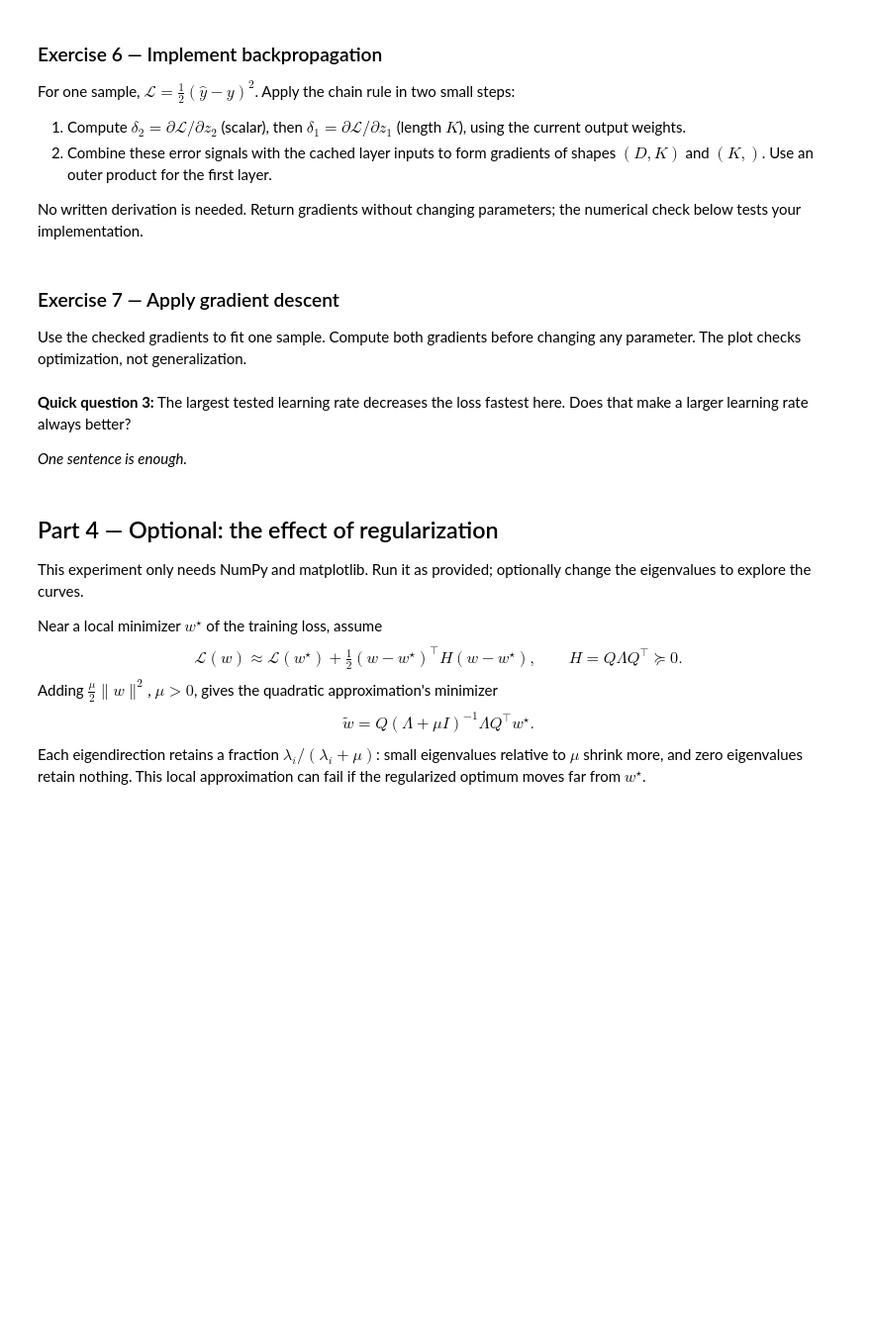
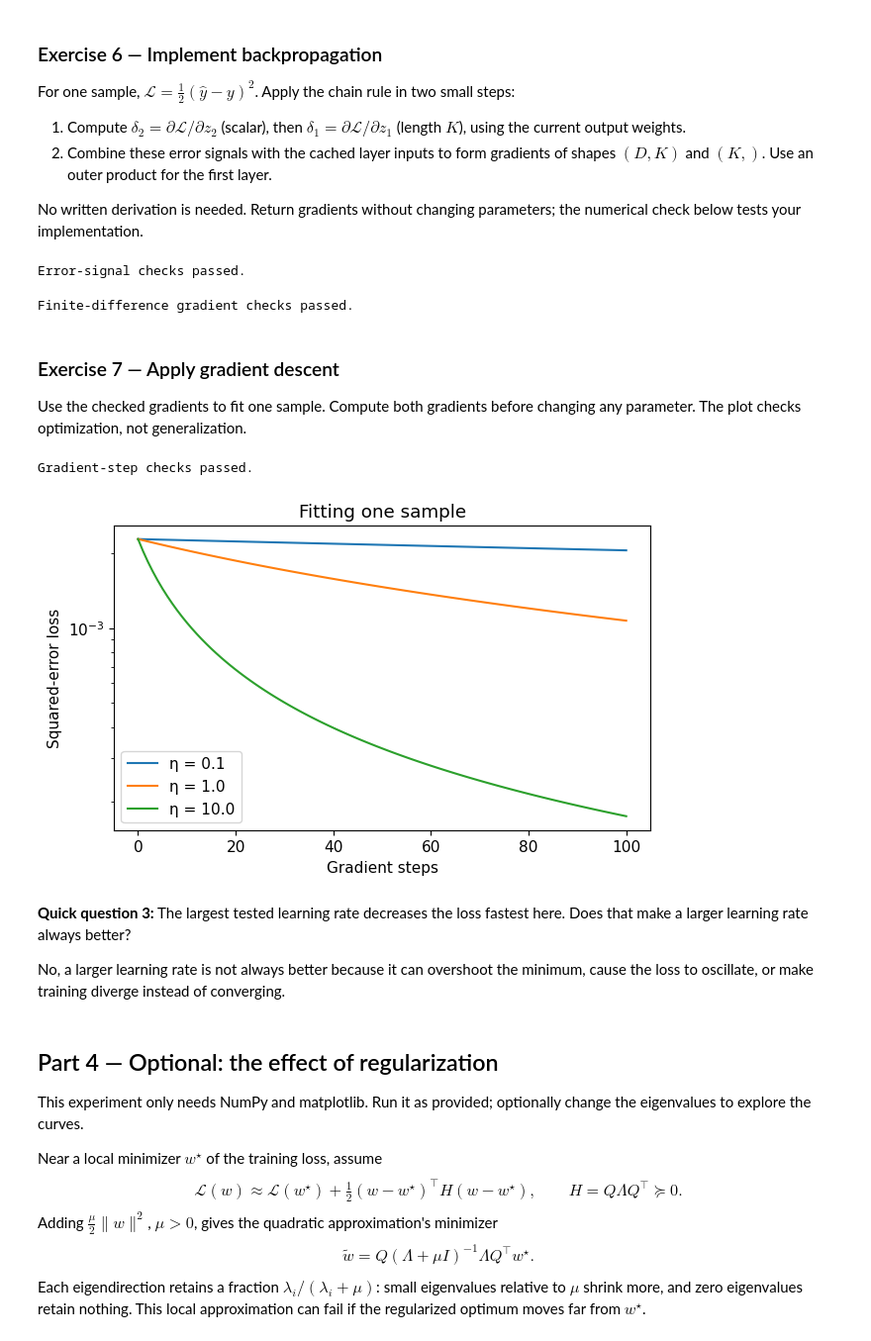
Before and after one commit to Oktalyx/FundamentalLearningEPFL, a Jupyter notebook: TP7/TP7_exercise.ipynb, the cells around one changed output. Shown at 99% size. Drawn from its saved outputs; the diff is of its cells as text; code cells hidden in the pictures; blank space fills up the shorter version.

```diff
--- a/TP7/TP7_exercise.ipynb
+++ b/TP7/TP7_exercise.ipynb
@@ -90,10 +94,7 @@ def gaussian_features(x, degree, gamma=1.0):
     Phi = np.empty((len(x), degree + 1))
     Phi[:, 0] = np.exp(-x**2 / gamma)
     for j in range(1, degree + 1):
-        # TODO 2: compute the next column from the previous column.
-        # YOUR CODE HERE
-        raise NotImplementedError("Complete exercise 2")
-        # END TODO 2
+        Phi[:, j] = Phi[:, j - 1] * x * np.sqrt(2 / (gamma * j))
     return Phi
 
 np.testing.assert_allclose(gaussian_features(np.array([0.]), 3), [[1., 0., 0., 0.]])
@@ -268,9 +290,14 @@ def grad_sigmoid(t):
 def simple_feed_forward(x, parameters):
     """Return a scalar prediction and a cache for one input vector."""
     # TODO 6: compute z1, h, z2 and prediction; check the matrix shapes.
-    # YOUR CODE HERE
-    raise NotImplementedError("Complete exercise 6")
-    # END TODO 6
+    x = np.asarray(x)
+    W1 = parameters["w1"]
+    w2 = parameters["w2"]
+
+    z1 = W1.T @ x
+    h = sigmoid(z1)
+    z2 = w2 @ h
+    prediction = sigmoid(z2)
     return prediction, {"x": x, "z1": z1, "h": h, "z2": z2}
 
 x_nn = np.array([0.01, 0.02, 0.03, 0.04])
@@ -298,9 +327,8 @@ No written derivation is needed. Return gradients without changing parameters; t
 # %%
 def error_signals(y, prediction, cache, parameters):
     # TODO 7: propagate the output error to delta2 (scalar) and delta1 (length K).
-    # YOUR CODE HERE
-    raise NotImplementedError("Complete exercise 7")
-    # END TODO 7
+    delta2 = (prediction - y) * grad_sigmoid(cache["z2"])
+    delta1 = parameters["w2"] * delta2 * grad_sigmoid(cache["z1"])
     return delta2, delta1
 
 # Check the intermediate quantities before building weight gradients.
@@ -310,14 +338,15 @@ delta2, delta1 = error_signals(1., check_prediction, check_cache, check_paramete
 np.testing.assert_allclose(delta2, -0.125)
 np.testing.assert_allclose(delta1, [-0.03125, 0.0625, -0.03125])
 print("Error-signal checks passed.")
+# %% [output]
+Error-signal checks passed.
 # %%
 def simple_backpropagation(y, x, parameters):
     prediction, cache = simple_feed_forward(x, parameters)
     delta2, delta1 = error_signals(y, prediction, cache, parameters)
     # TODO 8: build grad_w1 and grad_w2 using the cached inputs and error signals.
-    # YOUR CODE HERE
-    raise NotImplementedError("Complete exercise 8")
-    # END TODO 8
+    grad_w1 = np.outer(cache["x"], delta1)
+    grad_w2 = cache["h"] * delta2
     return {"w1": grad_w1, "w2": grad_w2}
 
 
@@ -353,42 +382,48 @@ for D, K in [(4, 5), (3, 2), (2, 4)]:
             assert analytical[name].shape == check_parameters[name].shape
             np.testing.assert_allclose(analytical[name], numerical[name], rtol=1e-5, atol=1e-8)
 print("Finite-difference gradient checks passed.")
+# %% [output]
+Finite-difference gradient checks passed.
 # %% [markdown]
 ### Exercise 7 — Apply gradient descent
 Use the checked gradients to fit one sample. Compute both gradients before changing any parameter. The plot checks optimization, not generalization.
 # %%
 def gradient_step(parameters, gradients, learning_rate):
     """Return updated arrays without modifying the input dictionary."""
     # TODO 9: apply one gradient-descent step to every parameter.
-    # YOUR CODE HERE
-    raise NotImplementedError("Complete exercise 9")
-    # END TODO 9
+    return {
+        name: value - learning_rate * gradients[name]
+        for name, value in parameters.items()
+    }
 
 before = {name: value.copy() for name, value in parameters.items()}
 gradients = simple_backpropagation(y_nn, x_nn, parameters)
 after = gradient_step(parameters, gradients, 0.1)
 assert sample_loss(y_nn, x_nn, after) < sample_loss(y_nn, x_nn, before)
 for name in parameters:
     np.testing.assert_array_equal(parameters[name], before[name])
 print("Gradient-step checks passed.")
 
 fig, ax = plt.subplots()
 for learning_rate in [0.1, 1.0, 10.0]:
     current = {name: value.copy() for name, value in parameters.items()}
     losses = [sample_loss(y_nn, x_nn, current)]
     for step in range(100):
         gradients = simple_backpropagation(y_nn, x_nn, current)
         current = gradient_step(current, gradients, learning_rate)
         losses.append(sample_loss(y_nn, x_nn, current))
     ax.semilogy(losses, label=f"η = {learning_rate}")
 ax.set(xlabel="Gradient steps", ylabel="Squared-error loss", title="Fitting one sample")
 ax.legend()
 plt.show()
+# %% [output]
+Gradient-step checks passed.
+[figure, added]
 # %% [markdown]
 **Quick question 3:** The largest tested learning rate decreases the loss fastest here. Does that make a larger learning rate always better?
 
 <!-- ANSWER 3 -->
-_One sentence is enough._
+No, a larger learning rate is not always better because it can overshoot the minimum, cause the loss to oscillate, or make training diverge instead of converging.
 <!-- END ANSWER 3 -->
 # %% [markdown]
 ## Part 4 — Optional: the effect of regularization
```
Also changed, not shown: parts of 15 cells of this notebook.
